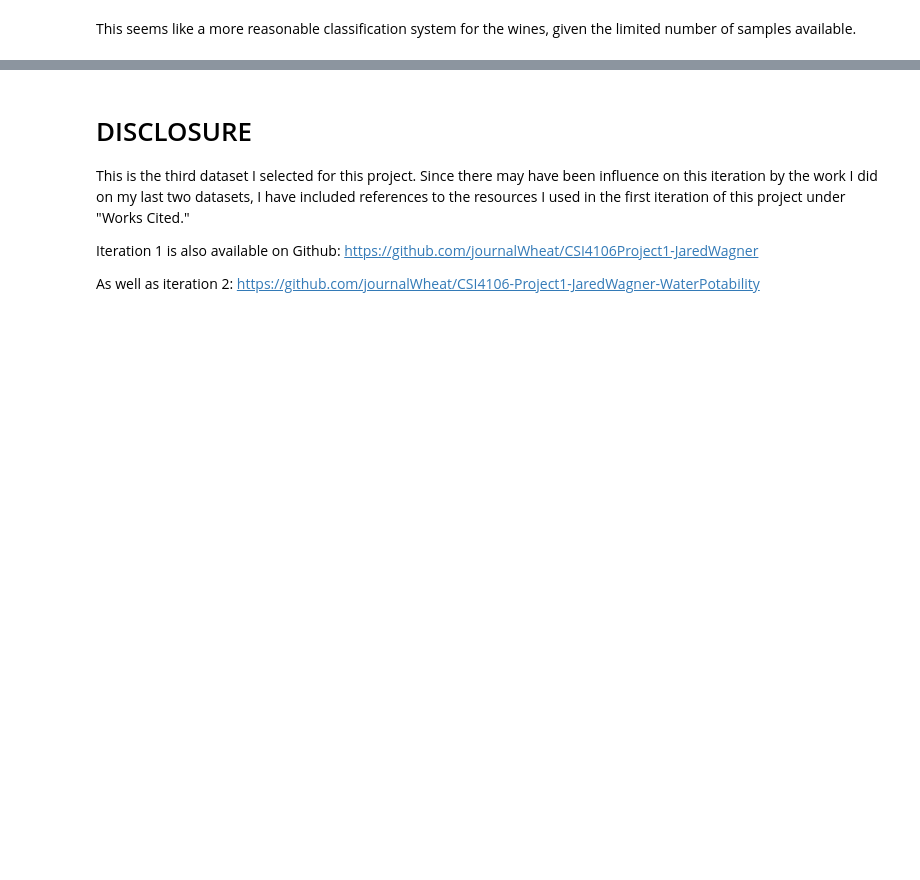
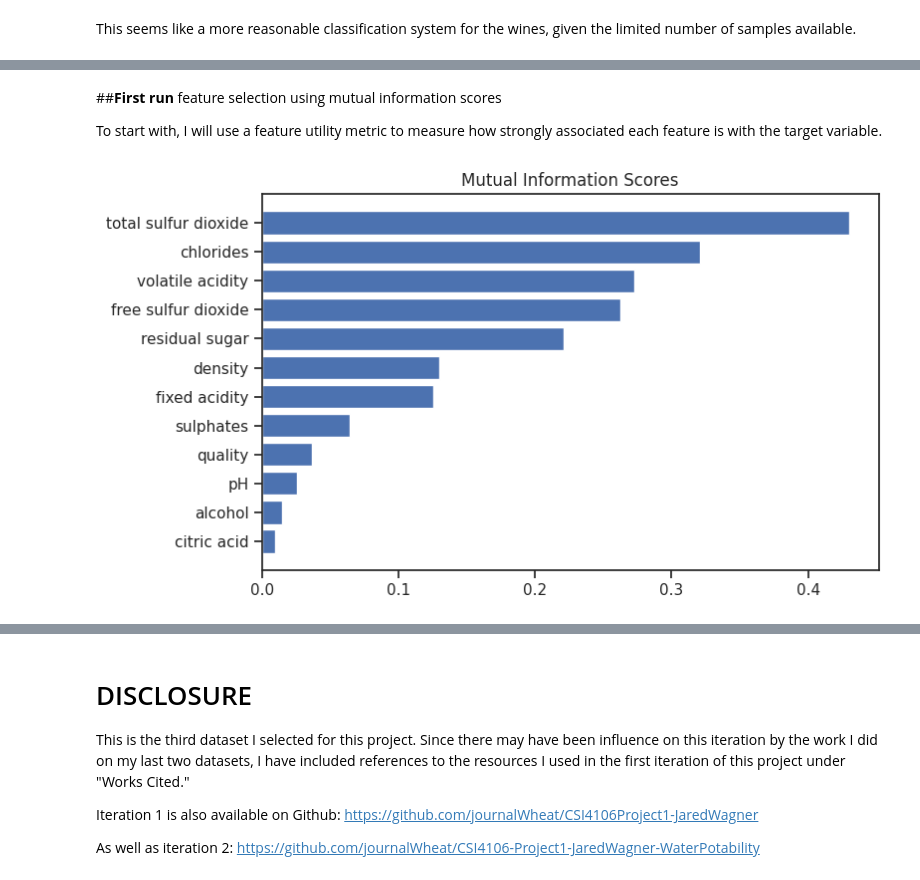
Before and after one commit to journalWheat/CSI4106-Project1, a Jupyter notebook: CSI4106_Project1_JaredWagner_GeneralForm.ipynb, the cells around one changed output, grey strips where cells are left out. Saved outputs shown, nothing was run; the diff lists cells and outputs as text; code cells hidden in the pictures; blank space fills up the shorter version.

```diff
--- a/CSI4106_Project1_JaredWagner_GeneralForm.ipynb
+++ b/CSI4106_Project1_JaredWagner_GeneralForm.ipynb
@@ -199,0 +119,43 @@ output.to_csv('submission.csv', index=False)
+# %% [markdown]
+##**First run** feature selection using mutual information scores
+
+To start with, I will use a feature utility metric to measure how strongly associated each feature is with the target variable.
+# %%
+# NOTICE: this code is modified from: https://www.kaggle.com/code/ryanholbrook/mutual-information
+X = small_sample_df.copy()
+y = X.pop(target)
+
+# Label encoding for categoricals
+for colname in X.select_dtypes("object"):
+    X[colname], _ = X[colname].factorize()
+
+# All discrete features should now have integer dtypes (double-check this before using MI!)
+discrete_features = X.dtypes == int
+
+####################
+
+from sklearn.feature_selection import mutual_info_classif
+
+def make_mi_scores(X, y, discrete_features):
+    mi_scores = mutual_info_classif(X, y, discrete_features=discrete_features)
+    mi_scores = pd.Series(mi_scores, name="MI Scores", index=X.columns)
+    mi_scores = mi_scores.sort_values(ascending=False)
+    return mi_scores
+
+mi_scores = make_mi_scores(X, y, discrete_features)
+mi_scores[::3]  # show a few features with their MI scores
+
+####Display
+def plot_mi_scores(scores):
+    scores = scores.sort_values(ascending=True)
+    width = np.arange(len(scores))
+    ticks = list(scores.index)
+    plt.barh(width, scores)
+    plt.yticks(width, ticks)
+    plt.title("Mutual Information Scores")
+
+
+plt.figure(dpi=100, figsize=(8, 5))
+plot_mi_scores(mi_scores)
+# %% [output]
+[figure, added]
```
Also changed, not shown: parts of 32 cells of this notebook.
